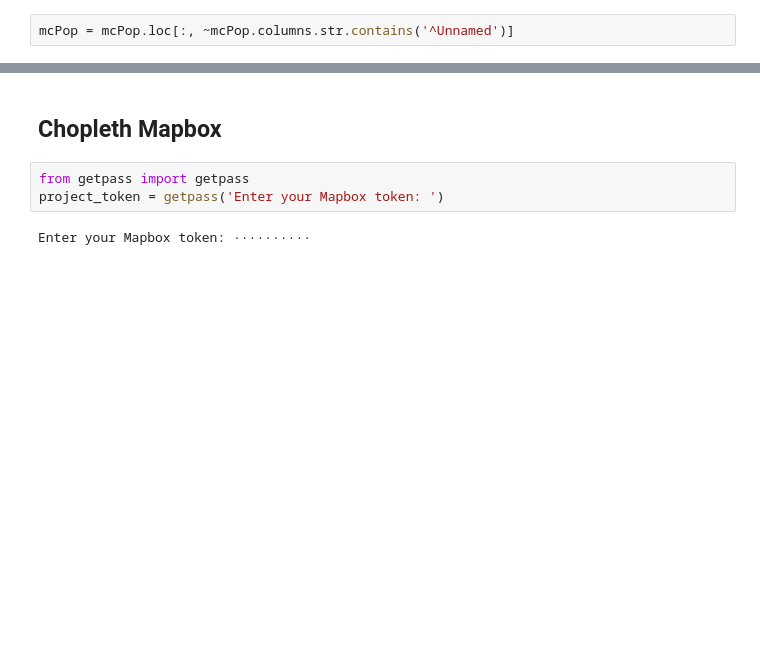
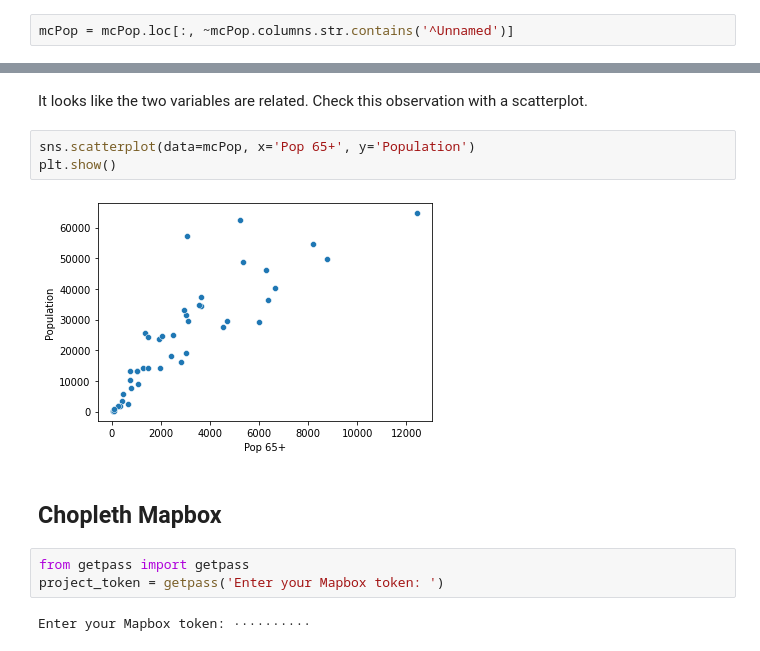
Before and after one commit to dspark0419/DATA-205, a Jupyter notebook: Project_Pop.ipynb, the cells around one changed output, grey strips where cells are left out. Cells and saved outputs as stored; diff of their text form; blank space fills up the shorter version.

```diff
--- a/Project_Pop.ipynb
+++ b/Project_Pop.ipynb
@@ -84,3 +99,10 @@ mcPop = mcPop.loc[:, ~mcPop.columns.str.contains('^Unnamed')]
+# %% [markdown]
+It looks like the two variables are related. Check this observation with a scatterplot.
+# %%
+sns.scatterplot(data=mcPop, x='Pop 65+', y='Population')
+plt.show()
+# %% [output]
+[figure, added]
 # %% [markdown]
 ## **Chopleth Mapbox**
 # %%
```
Also changed, not shown: parts of 6 cells of this notebook.
